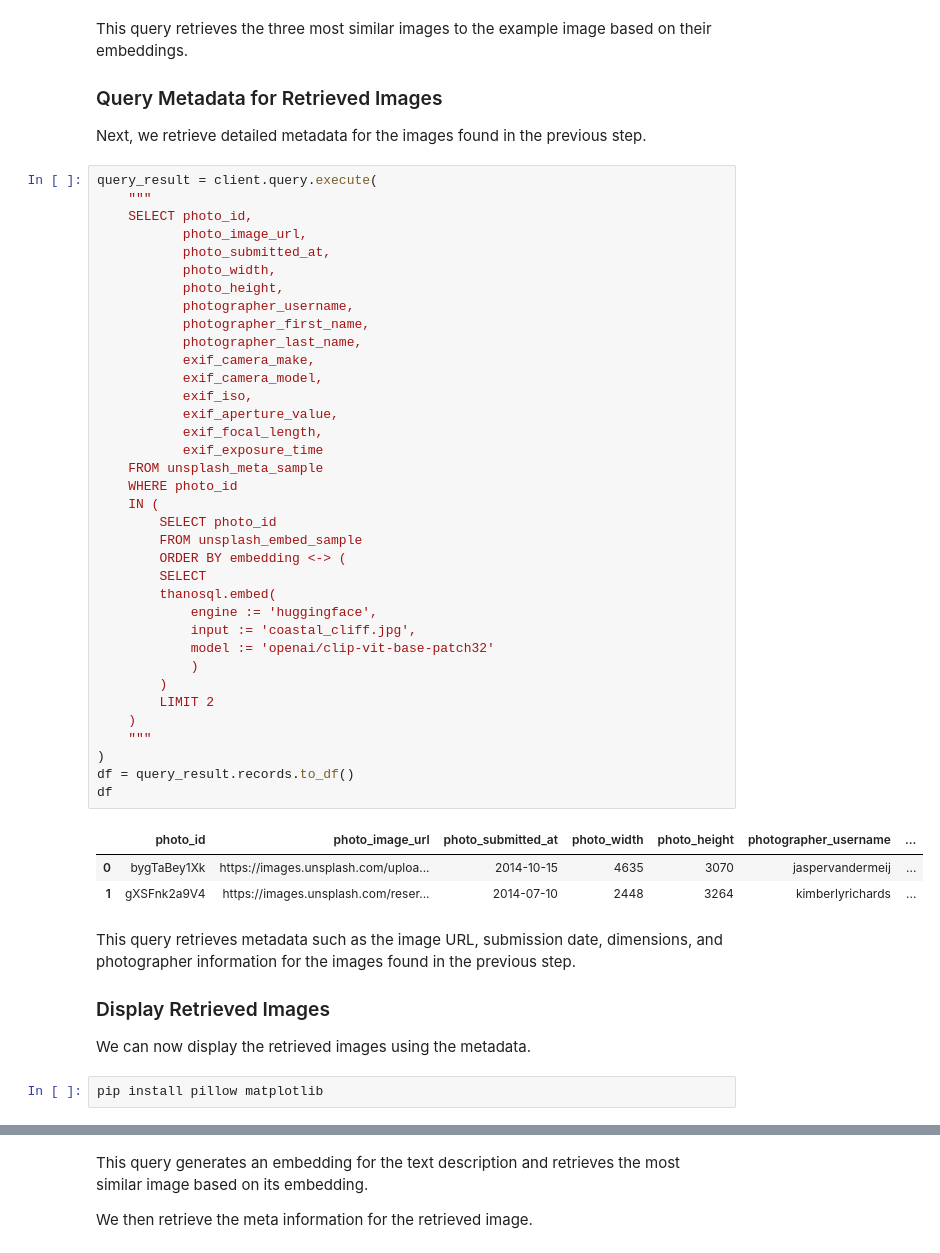
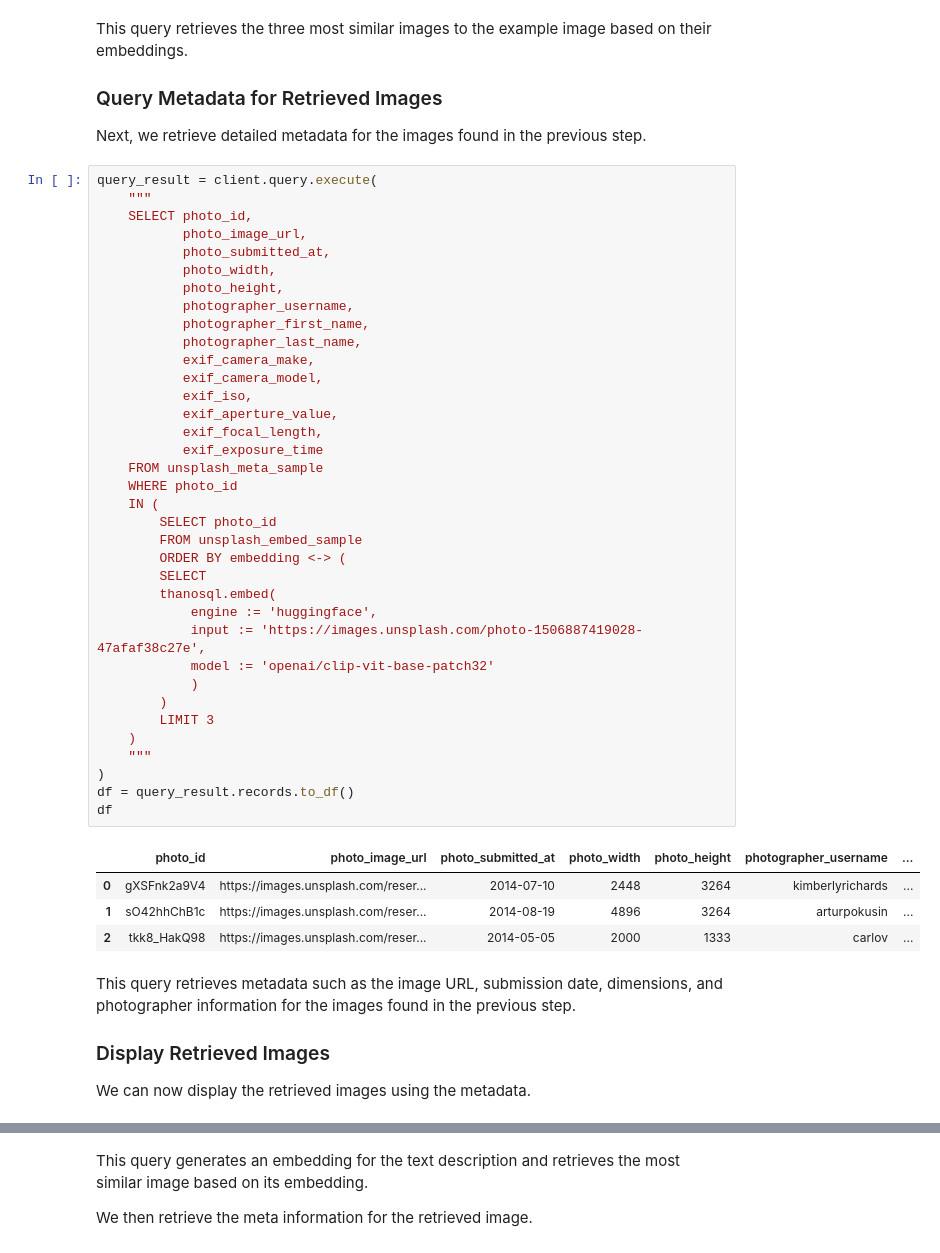
Before and after one commit to smartmind-team/mintlify-docs, a Jupyter notebook: examples/Image_Retrieval.ipynb, the cells around one changed output, grey strips where cells are left out. Saved outputs shown, nothing was run; the diff lists cells and outputs as text.

```diff
--- a/examples/Image_Retrieval.ipynb
+++ b/examples/Image_Retrieval.ipynb
@@ -295,42 +333,41 @@ query_result = client.query.execute(
            photo_width,
            photo_height,
            photographer_username,
            photographer_first_name,
            photographer_last_name,
            exif_camera_make,
            exif_camera_model,
            exif_iso,
            exif_aperture_value,
            exif_focal_length,
            exif_exposure_time
     FROM unsplash_meta_sample
     WHERE photo_id
     IN (
         SELECT photo_id
         FROM unsplash_embed_sample
         ORDER BY embedding <-> (
         SELECT
         thanosql.embed(
             engine := 'huggingface',
-            input := 'coastal_cliff.jpg',
+            input := 'https://images.unsplash.com/photo-1506887419028-47afaf38c27e',
             model := 'openai/clip-vit-base-patch32'
             )
         )
-        LIMIT 2
+        LIMIT 3
     )
     """
 )
 df = query_result.records.to_df()
 df
 # %% [output]
 |  | photo_id | photo_image_url | photo_submitted_at | photo_width | photo_height | photographer_username | ... |
-| 0 | bygTaBey1Xk | https://images.unsplash.com/uploa... | 2014-10-15 | 4635 | 3070 | jaspervandermeij | ... |
-| 1 | gXSFnk2a9V4 | https://images.unsplash.com/reser... | 2014-07-10 | 2448 | 3264 | kimberlyrichards | ... |
+| 0 | gXSFnk2a9V4 | https://images.unsplash.com/reser... | 2014-07-10 | 2448 | 3264 | kimberlyrichards | ... |
+| 1 | sO42hhChB1c | https://images.unsplash.com/reser... | 2014-08-19 | 4896 | 3264 | arturpokusin | ... |
+| 2 | tkk8_HakQ98 | https://images.unsplash.com/reser... | 2014-05-05 | 2000 | 1333 | carlov | ... |
 # %% [markdown]
 This query retrieves metadata such as the image URL, submission date, dimensions, and photographer information for the images found in the previous step.
 
 ### Display Retrieved Images
 We can now display the retrieved images using the metadata.
-# %%
-pip install pillow matplotlib
 # %%
```
Also changed, not shown: parts of 21 cells of this notebook, 11 other files.
